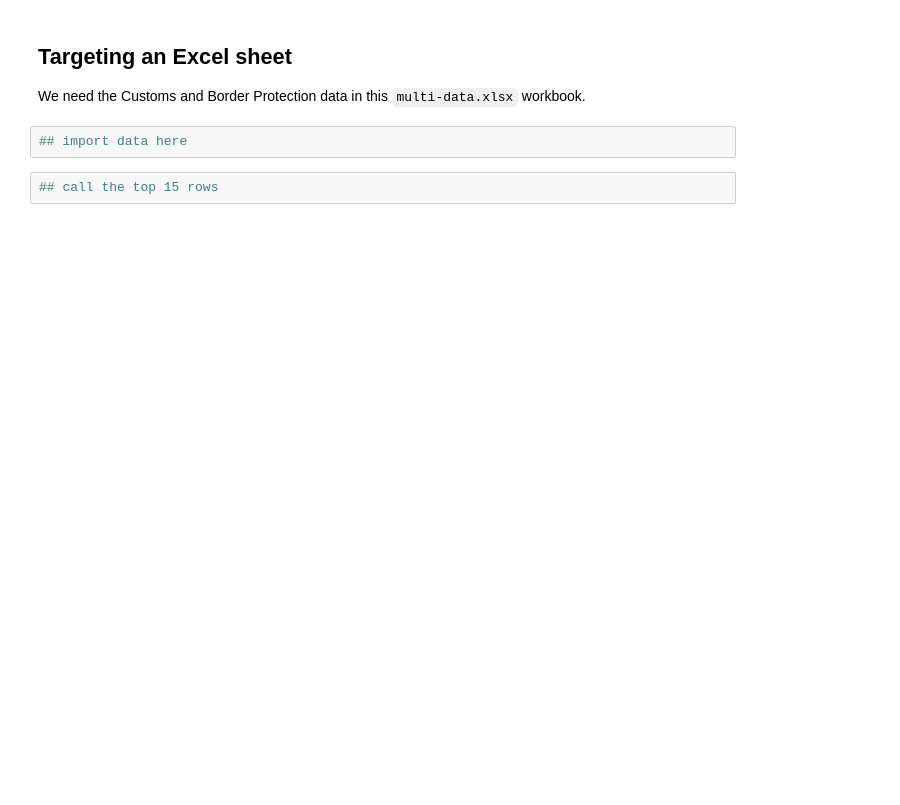
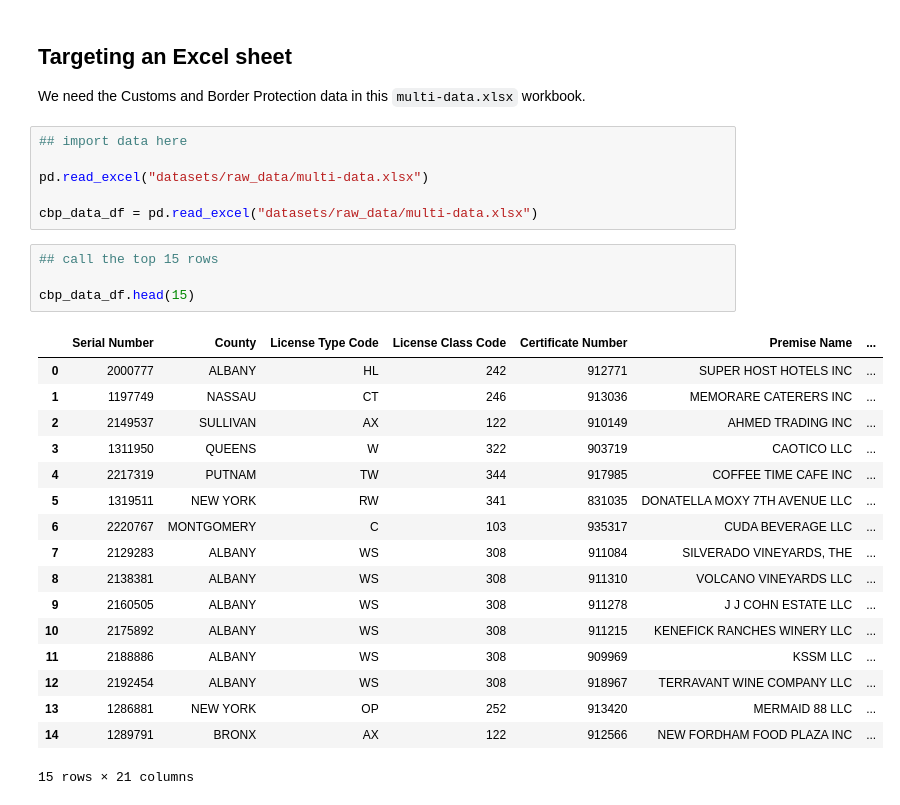
Before and after one commit to dpt82/02-28-2024_first_homework_, a Jupyter notebook: hw-for-wk06-ingest-explore-DEMO.ipynb, the cells around one changed output. Cells and saved outputs as stored; diff of their text form; blank space fills up the shorter version.

````diff
--- a/hw-for-wk06-ingest-explore-DEMO.ipynb
+++ b/hw-for-wk06-ingest-explore-DEMO.ipynb
@@ -129,5 +247,29 @@ import pandas as pd
 We need the Customs and Border Protection data in this ```multi-data.xlsx``` workbook.
 # %%
 ## import data here
+
+pd.read_excel("datasets/raw_data/multi-data.xlsx")
+
+cbp_data_df = pd.read_excel("datasets/raw_data/multi-data.xlsx")
 # %%
 ## call the top 15 rows
+
+cbp_data_df.head(15)
+# %% [output]
+|  | Serial Number | County | License Type Code | License Class Code | Certificate Number | Premise Name | ... |
+| 0 | 2000777 | ALBANY | HL | 242 | 912771 | SUPER HOST HOTELS INC | ... |
+| 1 | 1197749 | NASSAU | CT | 246 | 913036 | MEMORARE CATERERS INC | ... |
+| 2 | 2149537 | SULLIVAN | AX | 122 | 910149 | AHMED TRADING INC | ... |
+| 3 | 1311950 | QUEENS | W | 322 | 903719 | CAOTICO LLC | ... |
+| 4 | 2217319 | PUTNAM | TW | 344 | 917985 | COFFEE TIME CAFE INC | ... |
+| 5 | 1319511 | NEW YORK | RW | 341 | 831035 | DONATELLA MOXY 7TH AVENUE LLC | ... |
+| 6 | 2220767 | MONTGOMERY | C | 103 | 935317 | CUDA BEVERAGE LLC | ... |
+| 7 | 2129283 | ALBANY | WS | 308 | 911084 | SILVERADO VINEYARDS, THE | ... |
+| 8 | 2138381 | ALBANY | WS | 308 | 911310 | VOLCANO VINEYARDS LLC | ... |
+| 9 | 2160505 | ALBANY | WS | 308 | 911278 | J J COHN ESTATE LLC | ... |
+| 10 | 2175892 | ALBANY | WS | 308 | 911215 | KENEFICK RANCHES WINERY LLC | ... |
+| 11 | 2188886 | ALBANY | WS | 308 | 909969 | KSSM LLC | ... |
+| 12 | 2192454 | ALBANY | WS | 308 | 918967 | TERRAVANT WINE COMPANY LLC | ... |
+| 13 | 1286881 | NEW YORK | OP | 252 | 913420 | MERMAID 88 LLC | ... |
+| 14 | 1289791 | BRONX | AX | 122 | 912566 | NEW FORDHAM FOOD PLAZA INC | ... |
+15 rows × 21 columns
````
Also changed, not shown: parts of 9 cells of this notebook.
